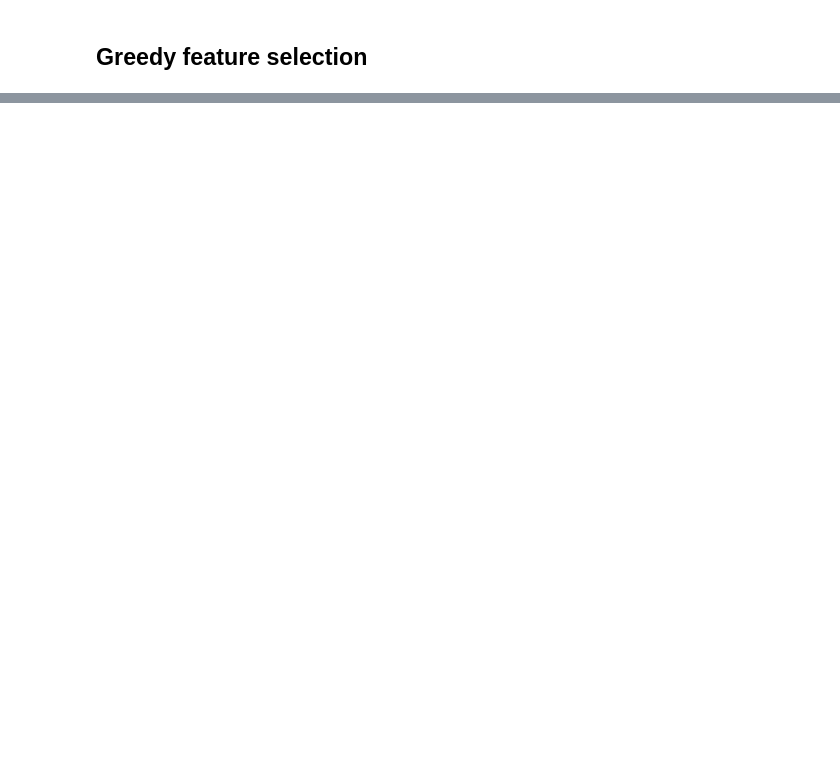
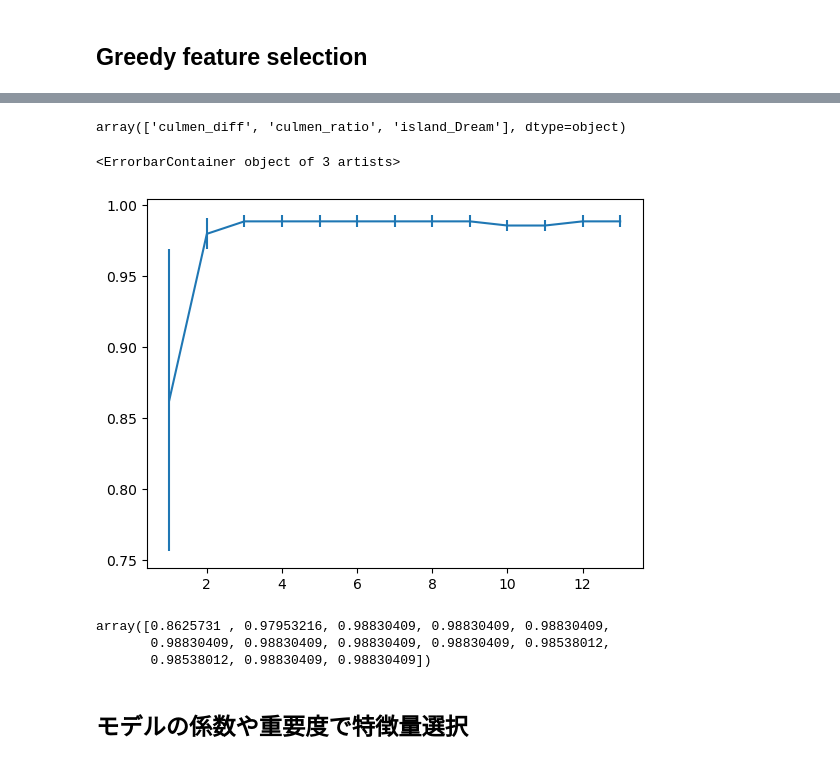
Before and after one commit to keisuke-yoshida4/Machine-Learning, a Jupyter notebook: feature_selection.ipynb, the cells around one changed output, grey strips where cells are left out. Drawn from its saved outputs; the diff is of its cells as text; code cells hidden in the pictures; blank space fills up the shorter version.

```diff
--- a/feature_selection.ipynb
+++ b/feature_selection.ipynb
@@ -35,0 +143,5 @@ X['sex'] = imputer.fit_transform(X[['sex']])
+# %%
+rfe = RFE(DecisionTreeClassifier(), n_features_to_select=6)
+X = pd.get_dummies(X, drop_first=True)
+rfe.fit(X, y)
+rfe.transform(X)
@@ -35,0 +177,5 @@ X['sex'] = imputer.fit_transform(X[['sex']])
+# %%
+# RFECV
+rfecv = RFECV(DecisionTreeClassifier(), cv=cv)
+rfecv.fit(X, y)
+rfecv.transform(X)
@@ -35,0 +190,20 @@ X['sex'] = imputer.fit_transform(X[['sex']])
+# %%
+rfecv.feature_names_in_[rfecv.support_]
+# %% [output]
+array(['culmen_diff', 'culmen_ratio', 'island_Dream'], dtype=object)
+# %%
+# rfecv.cv_results_
+plt.errorbar(range(1, 1+len(rfecv.cv_results_['mean_test_score'])),
+             rfecv.cv_results_['mean_test_score'],
+             yerr=rfecv.cv_results_['std_test_score'])
+# %% [output]
+<ErrorbarContainer object of 3 artists>
+[figure, added]
+# %%
+rfecv.cv_results_['mean_test_score']
+# %% [output]
+array([0.8625731 , 0.97953216, 0.98830409, 0.98830409, 0.98830409,
+       0.98830409, 0.98830409, 0.98830409, 0.98830409, 0.98538012,
+       0.98538012, 0.98830409, 0.98830409])
+# %% [markdown]
+## モデルの係数や重要度で特徴量選択
```
Also changed, not shown: parts of 19 cells of this notebook, 7 other files.
